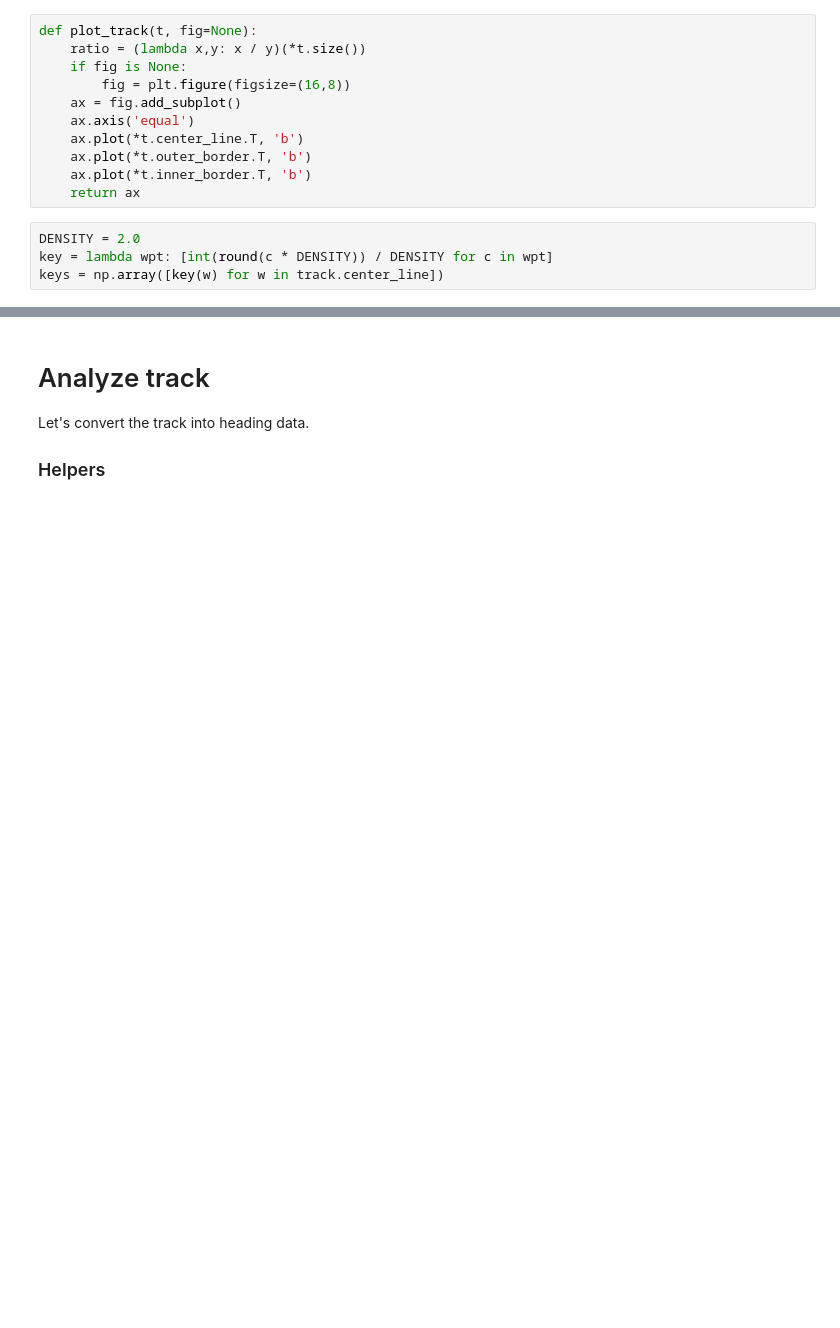
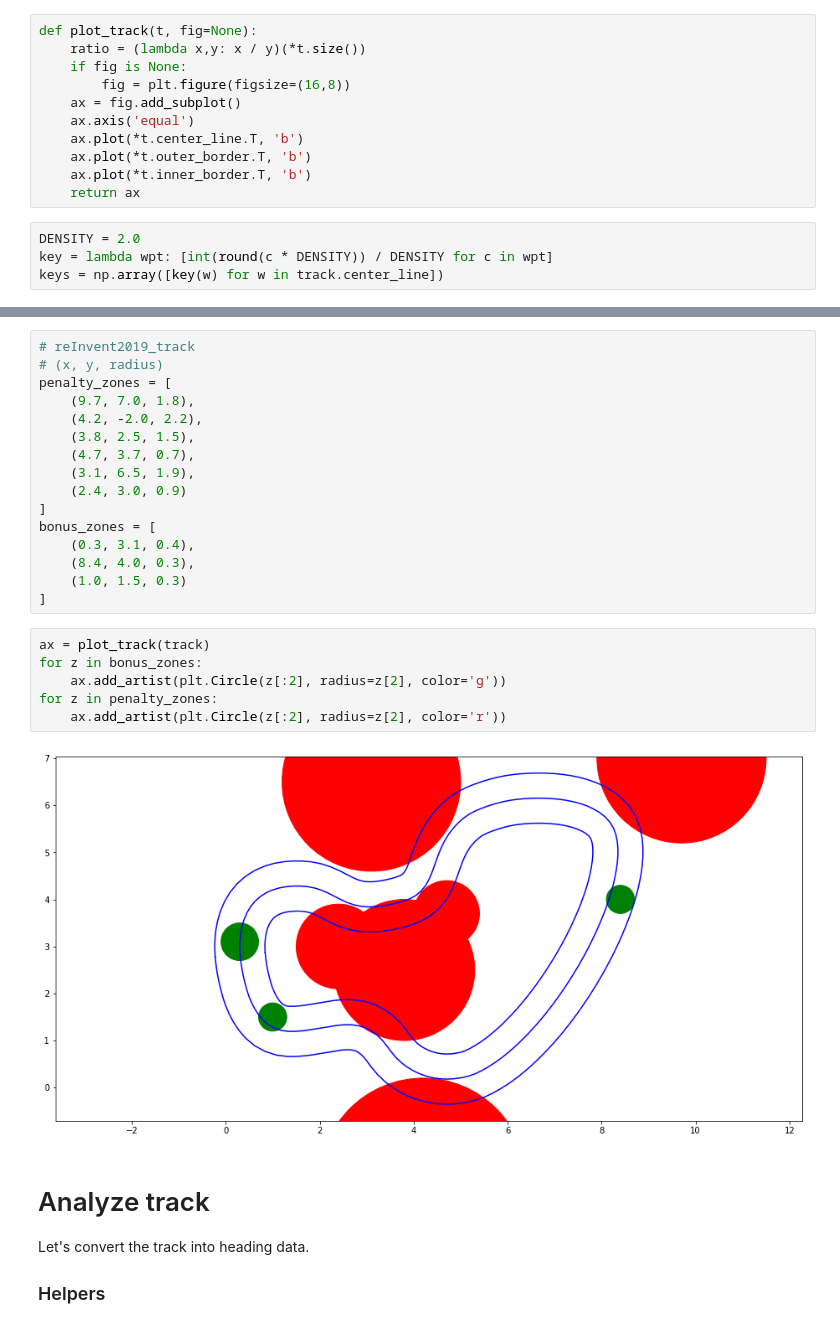
Before and after one commit to Maciej-GBS/dr-gummy, a Jupyter notebook: Track_analysis.ipynb, the cells around one changed output, grey strips where cells are left out. Saved outputs shown, nothing was run; the diff lists cells and outputs as text; blank space fills up the shorter version.

```diff
--- a/Track_analysis.ipynb
+++ b/Track_analysis.ipynb
@@ -70,3 +73,27 @@ ax.plot(*keys.T, 'gx-')
+# %%
+# reInvent2019_track
+# (x, y, radius)
+penalty_zones = [
+    (9.7, 7.0, 1.8),
+    (4.2, -2.0, 2.2),
+    (3.8, 2.5, 1.5),
+    (4.7, 3.7, 0.7),
+    (3.1, 6.5, 1.9),
+    (2.4, 3.0, 0.9)
+]
+bonus_zones = [
+    (0.3, 3.1, 0.4),
+    (8.4, 4.0, 0.3),
+    (1.0, 1.5, 0.3)
+]
+# %%
+ax = plot_track(track)
+for z in bonus_zones:
+    ax.add_artist(plt.Circle(z[:2], radius=z[2], color='g'))
+for z in penalty_zones:
+    ax.add_artist(plt.Circle(z[:2], radius=z[2], color='r'))
+# %% [output]
+[figure, added]
 # %% [markdown]
 # Analyze track
 Let's convert the track into heading data.
```
Also changed, not shown: parts of 3 cells of this notebook, 1 other file.
